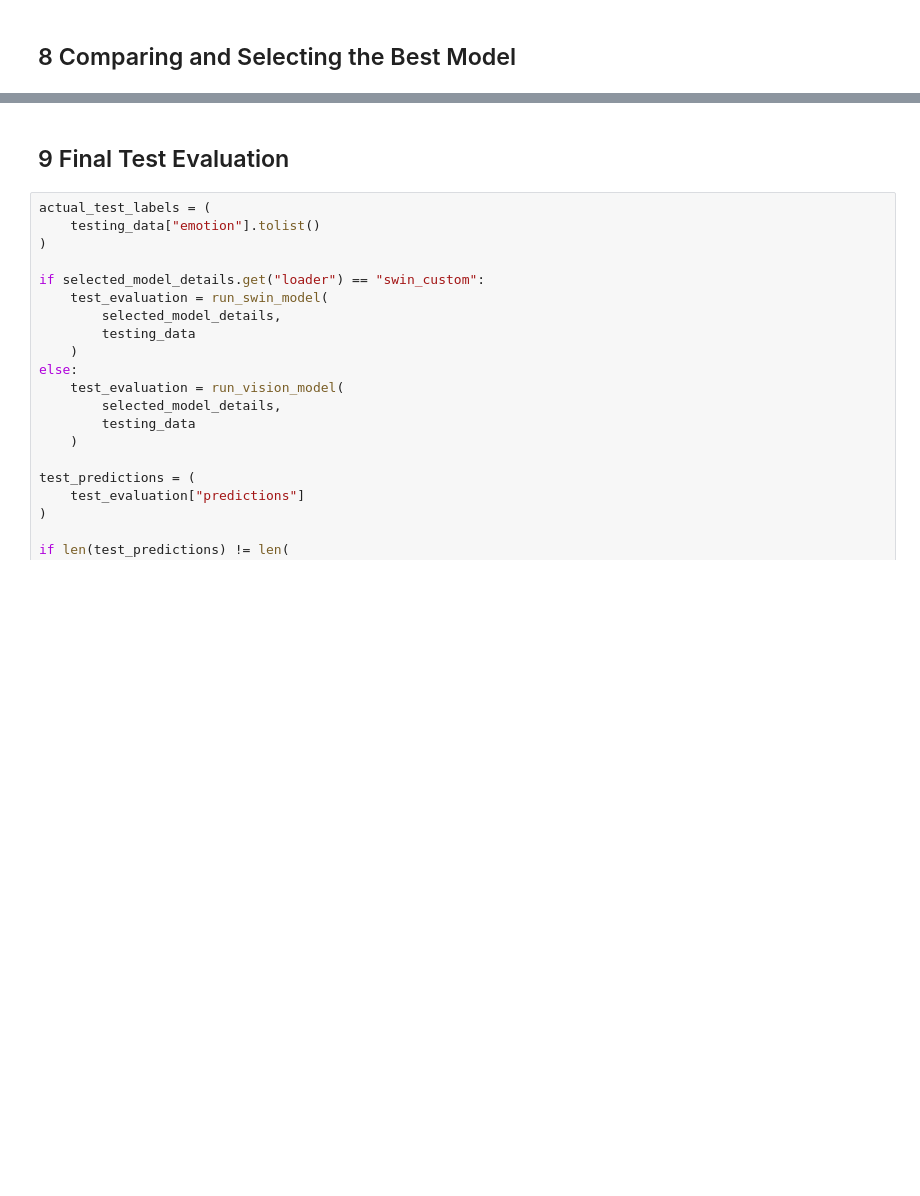
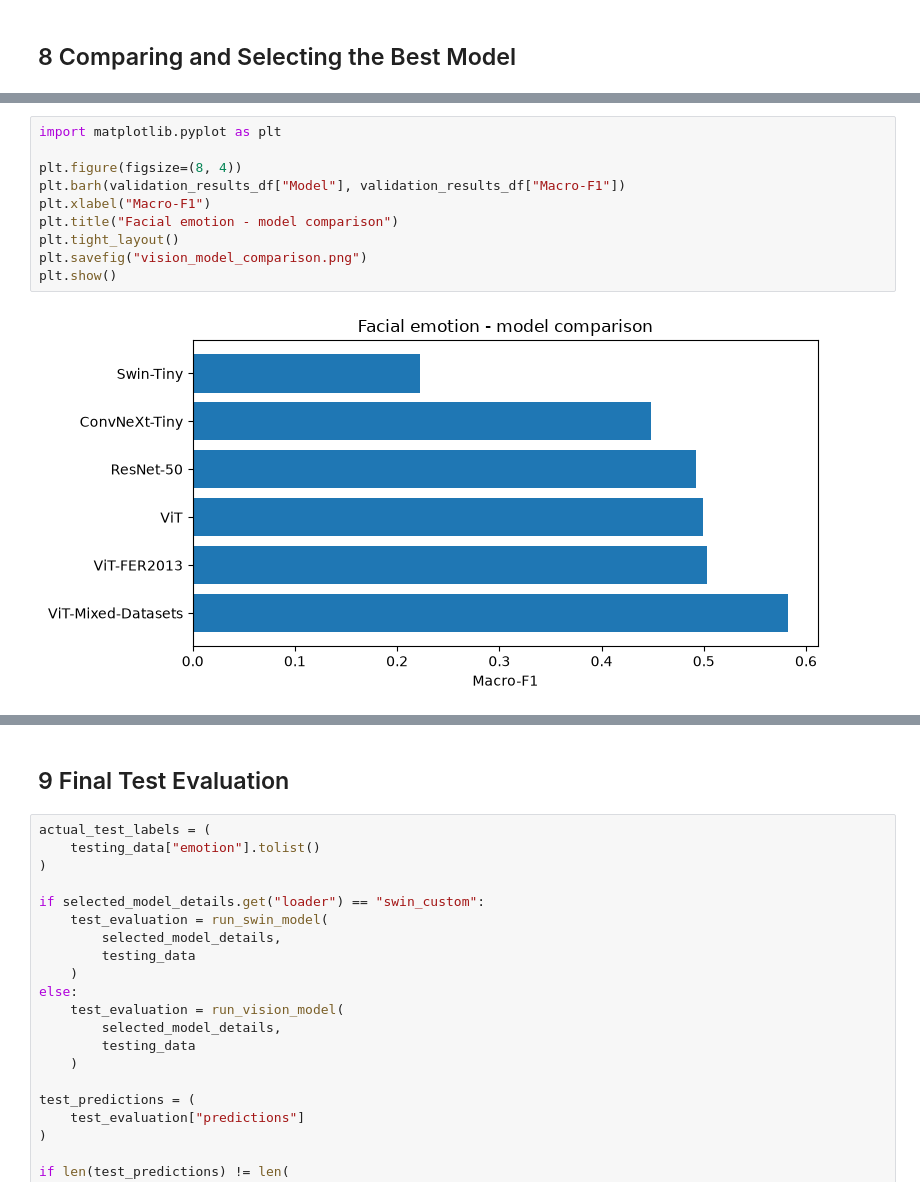
Before and after one commit to SubathraSIM/CM3020_Final_Year_Project, a Jupyter notebook: notebooks/model_experiments/vision_models.ipynb, the cells around one changed output, grey strips where cells are left out. Cells and saved outputs as stored; diff of their text form; blank space fills up the shorter version.

```diff
--- a/notebooks/model_experiments/vision_models.ipynb
+++ b/notebooks/model_experiments/vision_models.ipynb
@@ -713,3 +713,15 @@ display(validation_results_df)
+# %%
+import matplotlib.pyplot as plt
+
+plt.figure(figsize=(8, 4))
+plt.barh(validation_results_df["Model"], validation_results_df["Macro-F1"])
+plt.xlabel("Macro-F1")
+plt.title("Facial emotion - model comparison")
+plt.tight_layout()
+plt.savefig("vision_model_comparison.png")
+plt.show()
+# %% [output]
+[figure, added]
 # %%
 selected_model_name = validation_results_df.loc[
     0,
```
Also changed, not shown: parts of 6 cells of this notebook, 10 other files.
